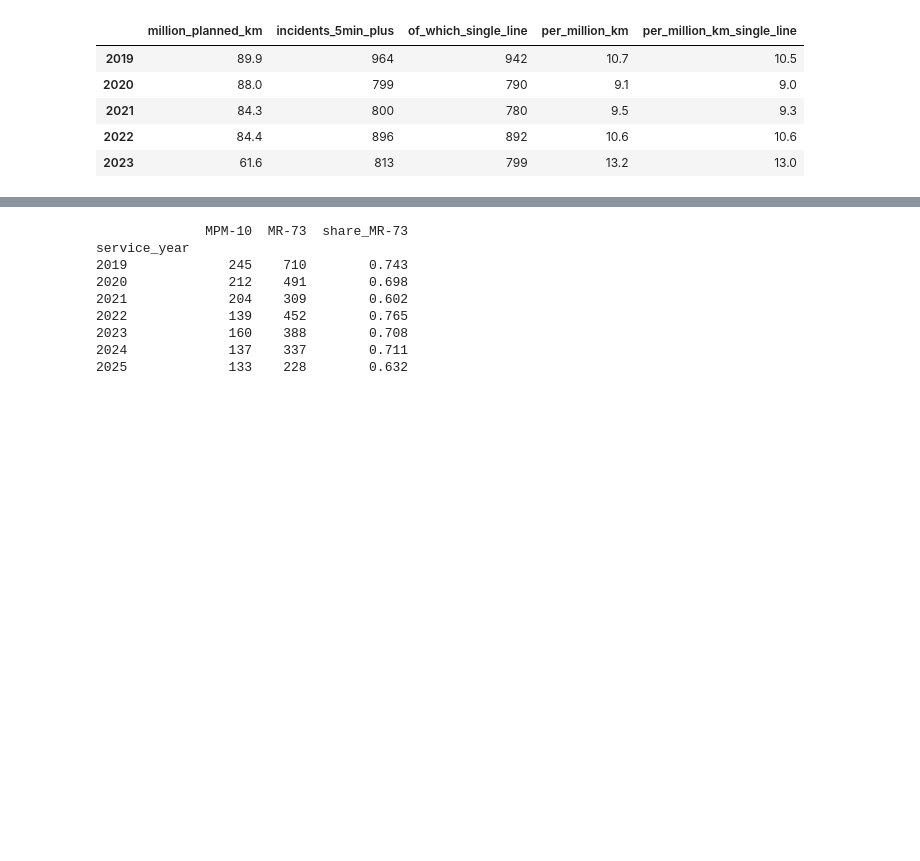
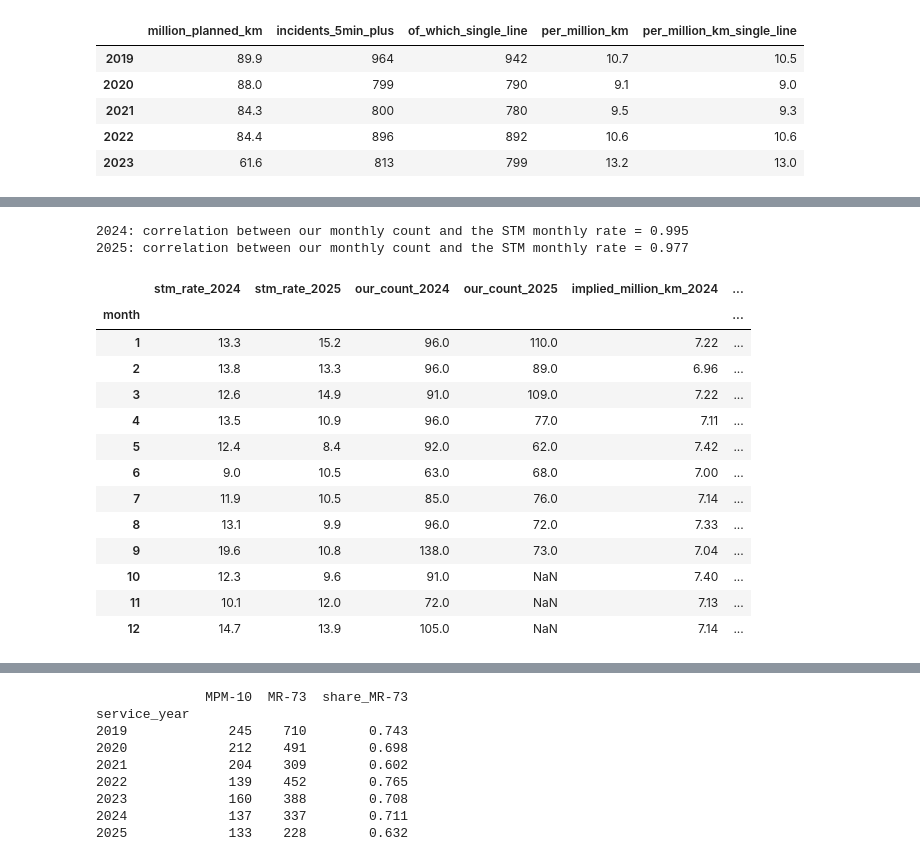
Before and after one commit to elcine/DS_challenge, a Jupyter notebook: notebooks/analysis.ipynb, the cells around one changed output, grey strips where cells are left out. Drawn from its saved outputs; the diff is of its cells as text; code cells hidden in the pictures; blank space fills up the shorter version.

```diff
--- a/notebooks/analysis.ipynb
+++ b/notebooks/analysis.ipynb
@@ -634,0 +688,47 @@ covers rolling-stock-caused incidents only.
+# %%
+# Monthly values of the STM indicator, transcribed by hand from the chart on
+# slide 11 and kept in a small CSV (its first lines, starting with "#", give
+# the source). One row per year and month.
+stm_long = pd.read_csv(data.EXTERNAL_DIR / "stm_monthly_rate.csv", comment="#")
+# Reshape to one row per month, with one column per year.
+stm_monthly = stm_long.pivot(index="month", columns="year",
+                             values="incidents_5min_plus_per_million_km")
+stm_monthly.columns = [f"stm_rate_{year}" for year in stm_monthly.columns]
+
+# Monthly count of train incidents of 5 minutes or more in this data.
+five_plus_all = train[train["duration_bin_lower"] >= 5]
+our_counts = five_plus_all.groupby(["service_month", "service_year"]).size().unstack()
+monthly_compare = stm_monthly.copy()
+monthly_compare["our_count_2024"] = our_counts[2024]
+monthly_compare["our_count_2025"] = our_counts[2025]   # January to September only
+
+# If both measure the same incidents, count / rate gives the million km run
+# that month, which should be plausible and steady.
+monthly_compare["implied_million_km_2024"] = (
+    monthly_compare["our_count_2024"] / monthly_compare["stm_rate_2024"]
+)
+monthly_compare["implied_million_km_2025"] = (
+    monthly_compare["our_count_2025"] / monthly_compare["stm_rate_2025"]
+)
+
+for year in [2024, 2025]:
+    correlation = monthly_compare[f"our_count_{year}"].corr(monthly_compare[f"stm_rate_{year}"])
+    print(f"{year}: correlation between our monthly count and the STM monthly rate = {correlation:.3f}")
+monthly_compare.round(2)
+# %% [output]
+2024: correlation between our monthly count and the STM monthly rate = 0.995
+2025: correlation between our monthly count and the STM monthly rate = 0.977
+|  | stm_rate_2024 | stm_rate_2025 | our_count_2024 | our_count_2025 | implied_million_km_2024 | ... |
+| month |  |  |  |  |  | ... |
+| 1 | 13.3 | 15.2 | 96.0 | 110.0 | 7.22 | ... |
+| 2 | 13.8 | 13.3 | 96.0 | 89.0 | 6.96 | ... |
+| 3 | 12.6 | 14.9 | 91.0 | 109.0 | 7.22 | ... |
+| 4 | 13.5 | 10.9 | 96.0 | 77.0 | 7.11 | ... |
+| 5 | 12.4 | 8.4 | 92.0 | 62.0 | 7.42 | ... |
+| 6 | 9.0 | 10.5 | 63.0 | 68.0 | 7.00 | ... |
+| 7 | 11.9 | 10.5 | 85.0 | 76.0 | 7.14 | ... |
+| 8 | 13.1 | 9.9 | 96.0 | 72.0 | 7.33 | ... |
+| 9 | 19.6 | 10.8 | 138.0 | 73.0 | 7.04 | ... |
+| 10 | 12.3 | 9.6 | 91.0 | NaN | 7.40 | ... |
+| 11 | 10.1 | 12.0 | 72.0 | NaN | 7.13 | ... |
+| 12 | 14.7 | 13.9 | 105.0 | NaN | 7.14 | ... |
```
Also changed, not shown: parts of 9 cells of this notebook, 5 other files.
